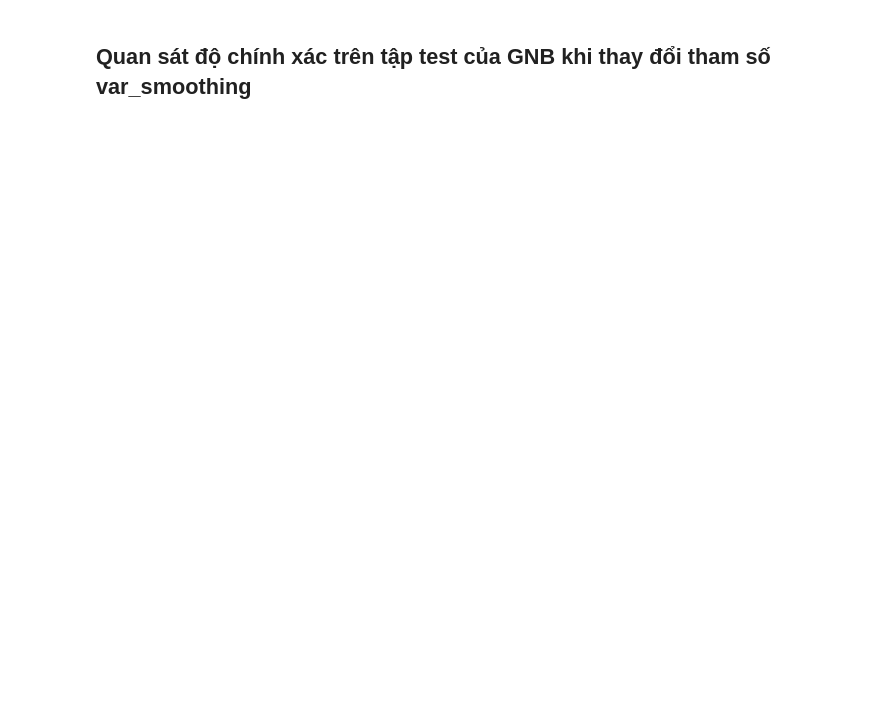
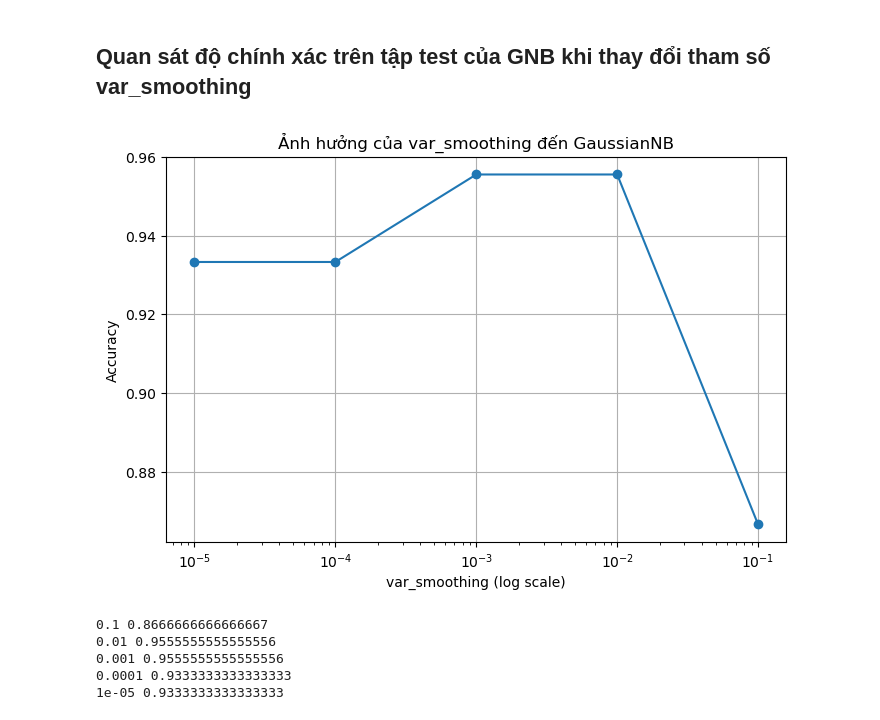
Before and after one commit to illumaelkant/ISE_Lab, a Jupyter notebook: Week 3/NB/Practice 1/Naive_Bayes_Q.ipynb, the cells around one changed output. Saved outputs shown, nothing was run; the diff lists cells and outputs as text; code cells hidden in the pictures; blank space fills up the shorter version.

Commit message:
Done Week3 Naive bayes Practice 1

```diff
--- a/Week 3/NB/Practice 1/Naive_Bayes_Q.ipynb
+++ b/Week 3/NB/Practice 1/Naive_Bayes_Q.ipynb
@@ -189,6 +203,9 @@ Danh sách nhãn và id tương ứng:  [(0, 'Giải trí'), (1, 'Khoa học -
 # gợi ý: lấy dữ liệu id từ biến y_train, mapping với thứ tự nằm trong mảng data_train.target_names
 ###############
 # code
-
+for i in range (5):
+    label_id = y_train_bow[i]
+    label_name = data_train.target_names[label_id]
+    print(f"Text: {i+1}: ID = {label_id}, Ten nhan = {label_name}")
 
 ###############
@@ -225,4 +249,16 @@ print("- model_MNB - train complete")
 ###############
 # code
 
-#######################3
+from sklearn.naive_bayes import GaussianNB
+
+# Chuyển đổi dữ liệu từ sparse matrix sang dense matrix (GNB không hỗ trợ sparse)
+X_train_dense = X_train_tfidf.toarray()
+X_test_dense = X_test_tfidf.toarray()
+
+# Khởi tạo và huấn luyện mô hình GaussianNB
+model_GNB = GaussianNB(var_smoothing=1e-3)
+model_GNB.fit(X_train_dense, y_train_tfidf)
+
+print("- model_GNB - train complete")
+
+#######################
@@ -293,22 +352,32 @@ Danh sách nhãn và id tương ứng:  [(0, 'Giải trí'), (1, 'Khoa học -
 # %%
 var_smoothings = [1e-1, 1e-2, 1e-3, 1e-4, 1e-5]
 accs = []
 
+#code here
 for var_smoothing in var_smoothings:
-  model_GNB = naive_bayes.GaussianNB(var_smoothing=1e-3)
-  model_GNB.fit(X_train_tfidf.toarray(), y_train_tfidf)
+    model_GNB = naive_bayes.GaussianNB(var_smoothing=var_smoothing)
+    model_GNB.fit(X_train_tfidf.toarray(), y_train_tfidf)
+    y_pred = model_GNB.predict(X_test_tfidf.toarray())
+    acc = accuracy_score(y_test_tfidf, y_pred)
+    accs.append(acc)
 
-  #Hoàn thiện thêm phần code ở đây để ghi nhận acc tương ứng trong từng trường hợp
-
-  acc = #code here
-  accs.append(acc)
-
-#Minh họa tương quan bằng đồ thị::
-#Gợi ý: barplot, lineplot, ...
-
-#code here
-
+# Vẽ biểu đồ
+plt.figure(figsize=(8, 5))
+plt.plot(var_smoothings, accs, marker='o')
+plt.xscale('log')
+plt.xlabel("var_smoothing (log scale)")
+plt.ylabel("Accuracy")
+plt.title("Ảnh hưởng của var_smoothing đến GaussianNB")
+plt.grid(True)
+plt.show()
 ############
 
 for i in range(len(accs)):
   print(var_smoothings[i], accs[i])
+# %% [output]
+[figure, added]
+0.1 0.8666666666666667
+0.01 0.9555555555555556
+0.001 0.9555555555555556
+0.0001 0.9333333333333333
+1e-05 0.9333333333333333
```
Also changed, not shown: parts of 11 cells of this notebook.
